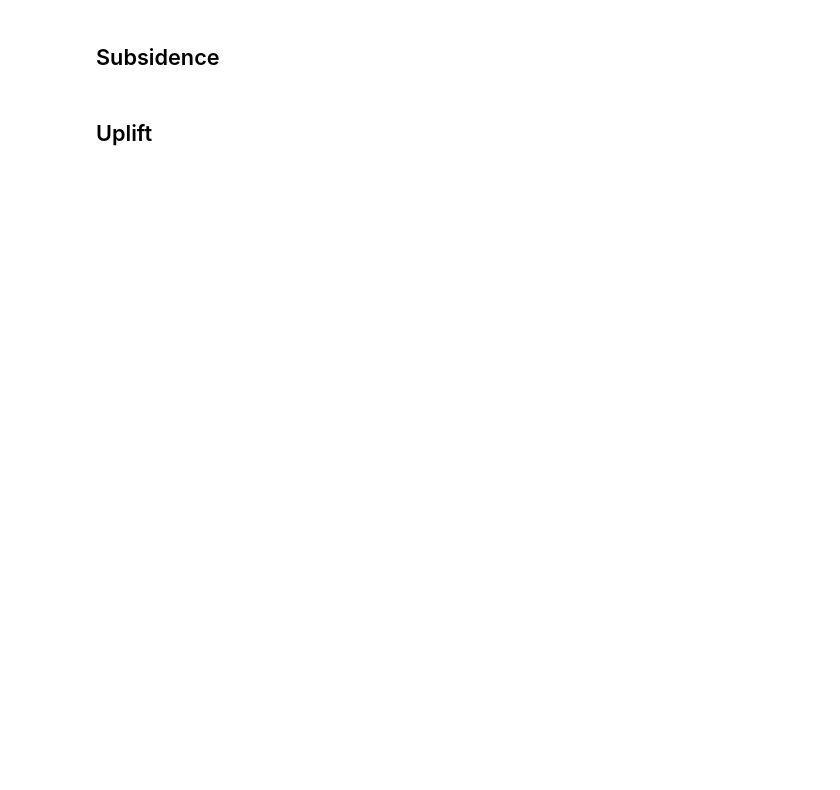
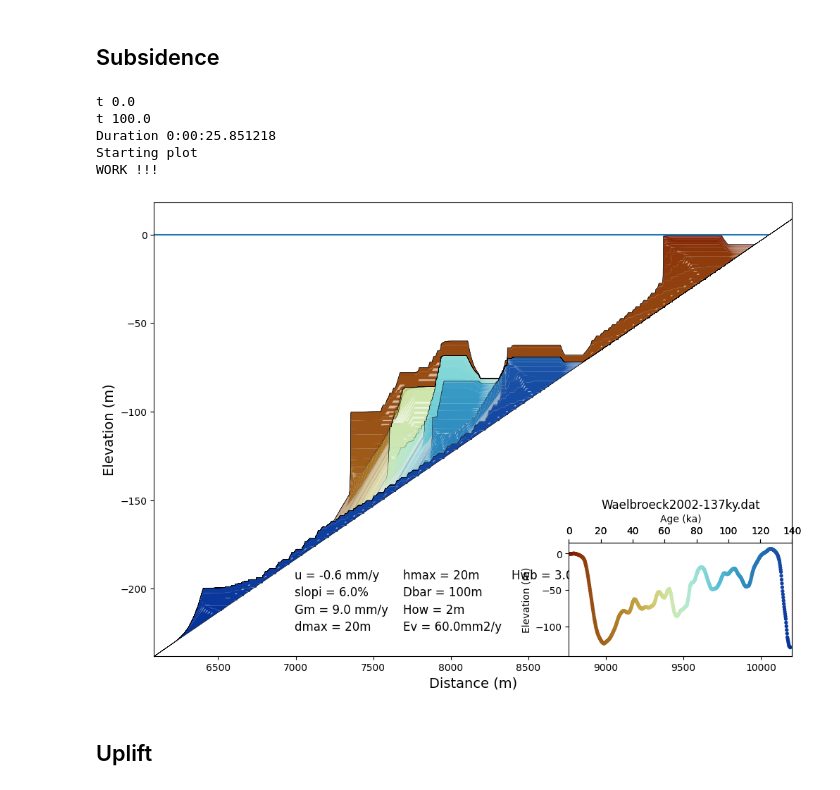
Before and after one commit to YBoucharat/TP_Coral_2024, a Jupyter notebook: REEF/Run_REEF.ipynb, the cells around one changed output. Drawn from its saved outputs; the diff is of its cells as text; code cells hidden in the pictures; blank space fills up the shorter version.

```diff
--- a/REEF/Run_REEF.ipynb
+++ b/REEF/Run_REEF.ipynb
@@ -146,17 +190,24 @@ REEF.plot()
 ## Subsidence
 # %%
 # Set the variables
-REEF.reef_params(SL = 'Holocene-SL.dat',
+REEF.reef_params(SL = 'Waelbroeck2002-137ky.dat',
                 U = -0.6e-3,
                 slop = 6e-2,
                 Gm = 9e-3,
                 Ev = 60e-3)
 
 # Run the model
 REEF.run(dt = 200, save = True)
 
 # Plot the output
 REEF.plot()
+# %% [output]
+t 0.0
+t 100.0
+Duration 0:00:25.851218
+Starting plot
+WORK !!!
+[figure, added]
 # %% [markdown]
 ## Uplift
 # %%
```
Also changed, not shown: parts of 14 cells of this notebook.
